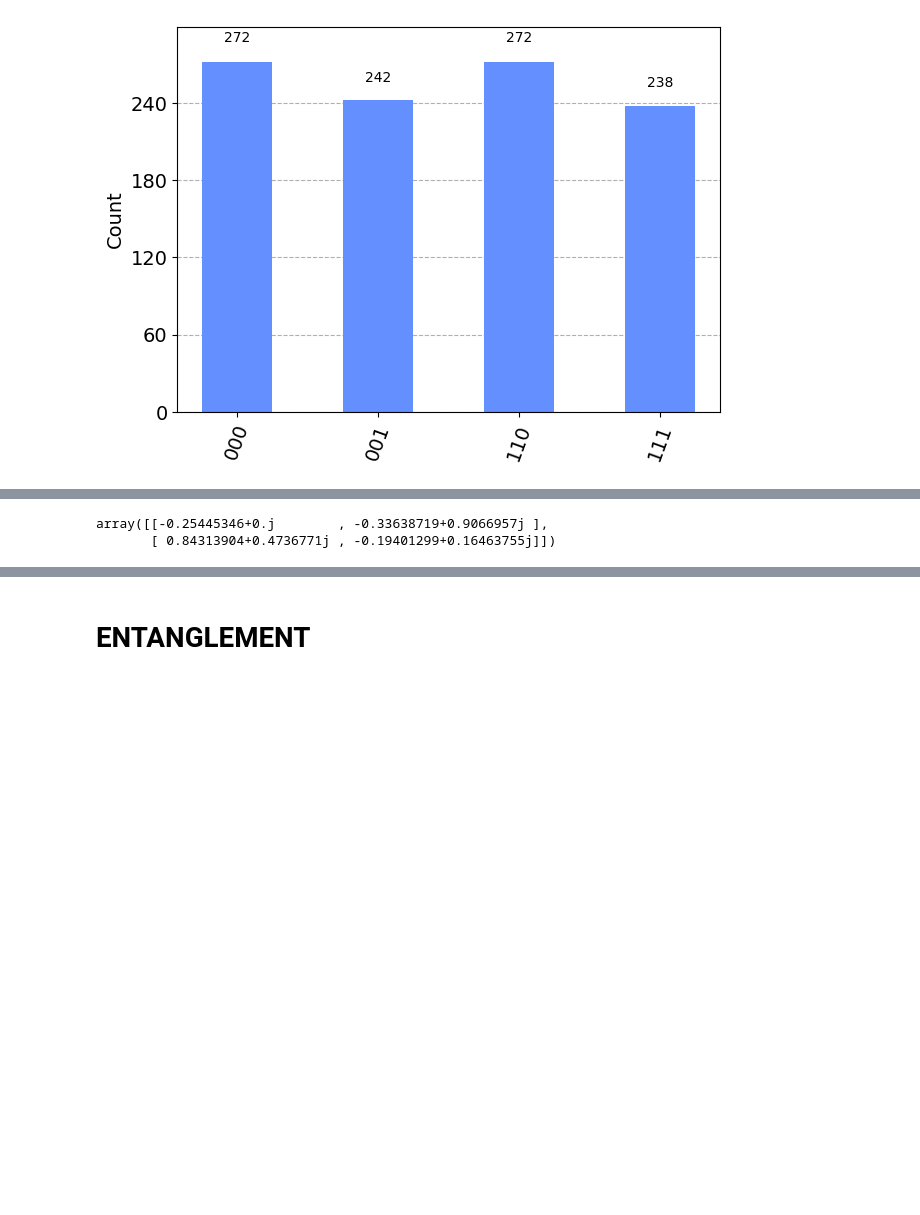
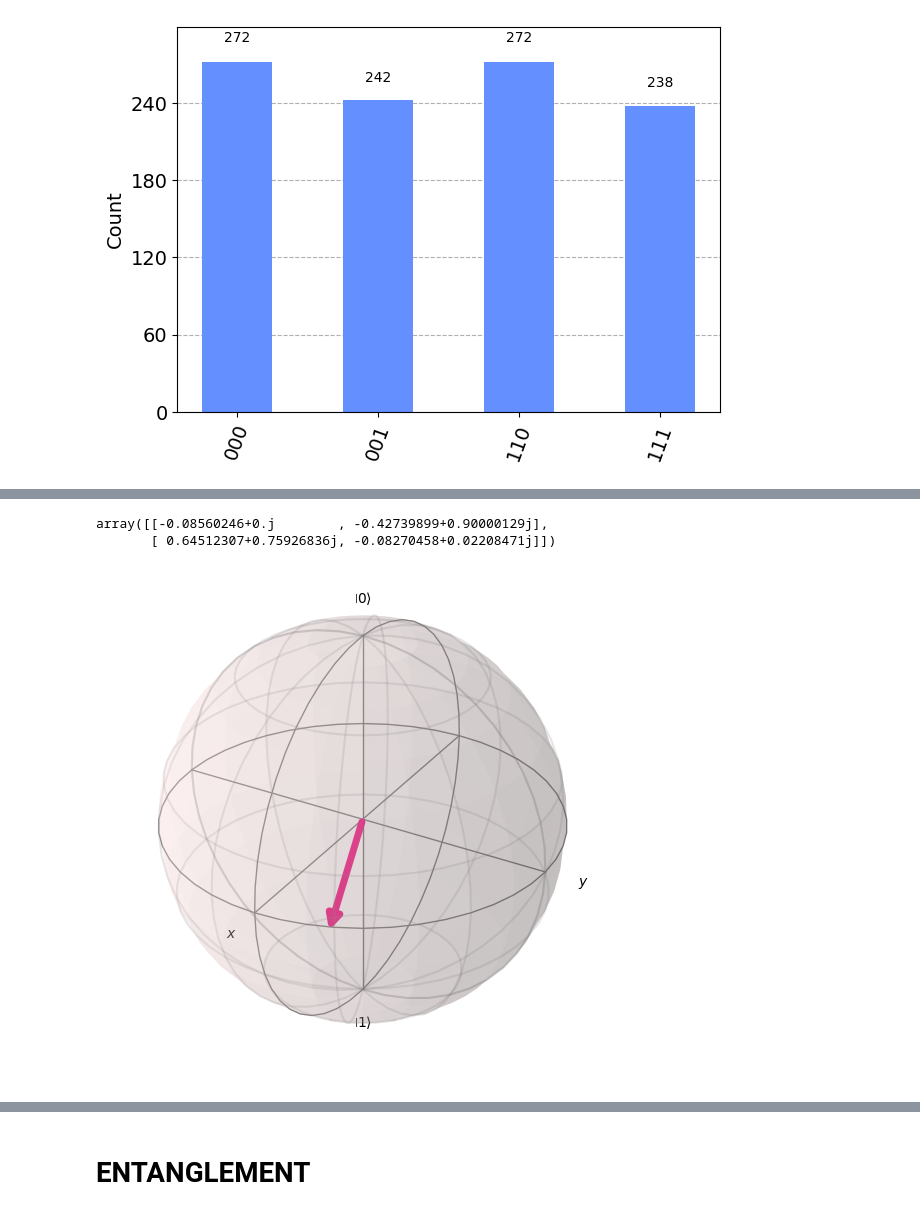
Before and after one commit to el-dAna/QC, a Jupyter notebook: hacathons/qrise_ibm.ipynb, the cells around one changed output, grey strips where cells are left out. Saved outputs shown, nothing was run; the diff lists cells and outputs as text; code cells hidden in the pictures; blank space fills up the shorter version.

```diff
--- a/hacathons/qrise_ibm.ipynb
+++ b/hacathons/qrise_ibm.ipynb
@@ -78,13 +85,19 @@ display(plot_histogram(statistics))
 # %%
 random_gate = UGate(
     theta=random.random() * 2 * pi,
     phi=random.random() * 2 * pi,
     lam=random.random() * 2 * pi,
 )
 
 display(random_gate.to_matrix())
+
+import numpy as np
+from qiskit.visualization import plot_bloch_vector
+
+plot_bloch_vector([random.random() * 2 * pi, random.random() * 2 * pi, random.random() * 2 * pi], coord_type='spherical')
 # %% [output]
-array([[-0.25445346+0.j        , -0.33638719+0.9066957j ],
-       [ 0.84313904+0.4736771j , -0.19401299+0.16463755j]])
+array([[-0.08560246+0.j        , -0.42739899+0.90000129j],
+       [ 0.64512307+0.75926836j, -0.08270458+0.02208471j]])
+[figure, added]
 # %%
 
```
Also changed, not shown: parts of 4 cells of this notebook, 1 other file.
